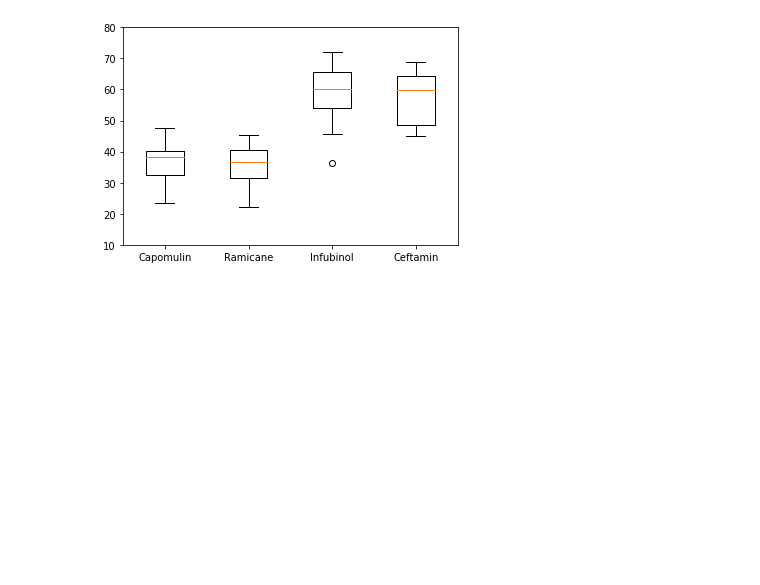
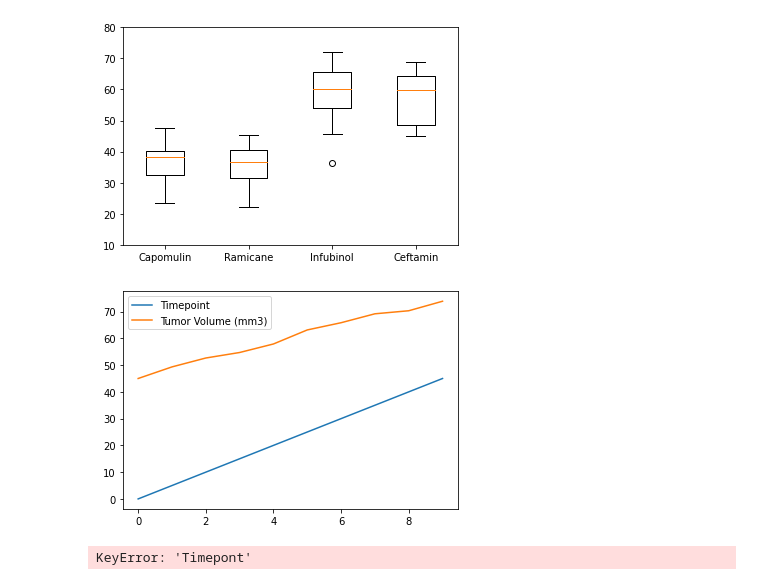
Before and after one commit to rouxshoux/The_Power_of_Plots, a Jupyter notebook: Untitled.ipynb, the cells around one changed output. Saved outputs shown, nothing was run; the diff lists cells and outputs as text; code cells hidden in the pictures; blank space fills up the shorter version.

```diff
--- a/Untitled.ipynb
+++ b/Untitled.ipynb
@@ -131,3 +114,19 @@ plt.ylim(10, 80)
 plt.show()
 # %% [output]
 [figure]
+# %%
+Vinnie_aka_Z969 = combined[combined["Mouse ID"].isin(["z969"])]
+Vinnie_aka_Z969
+Vinnie_aka_Z969 = Vinnie_aka_Z969[["Mouse ID", "Timepoint", "Tumor Volume (mm3)"]]
+Vinnie_aka_Z969
+line_Vinnie = Vinnie_aka_Z969.reset_index()
+line_Vinnie = line_Vinnie[["Mouse ID", "Timepoint", "Tumor Volume (mm3)"]]
+line_Vinnie
+lines = line_Vinnie.plot.line()
+# %% [output]
+[figure, added]
+# %%
+tumorvol = line_Vinnie['Tumor Volume (mm3)'].tolist()
+timepoint_list = line_Vinnie['Timepont'].tolist()
+# %% [output]
+KeyError: 'Timepont'
```
Also changed, not shown: parts of 5 cells of this notebook.
